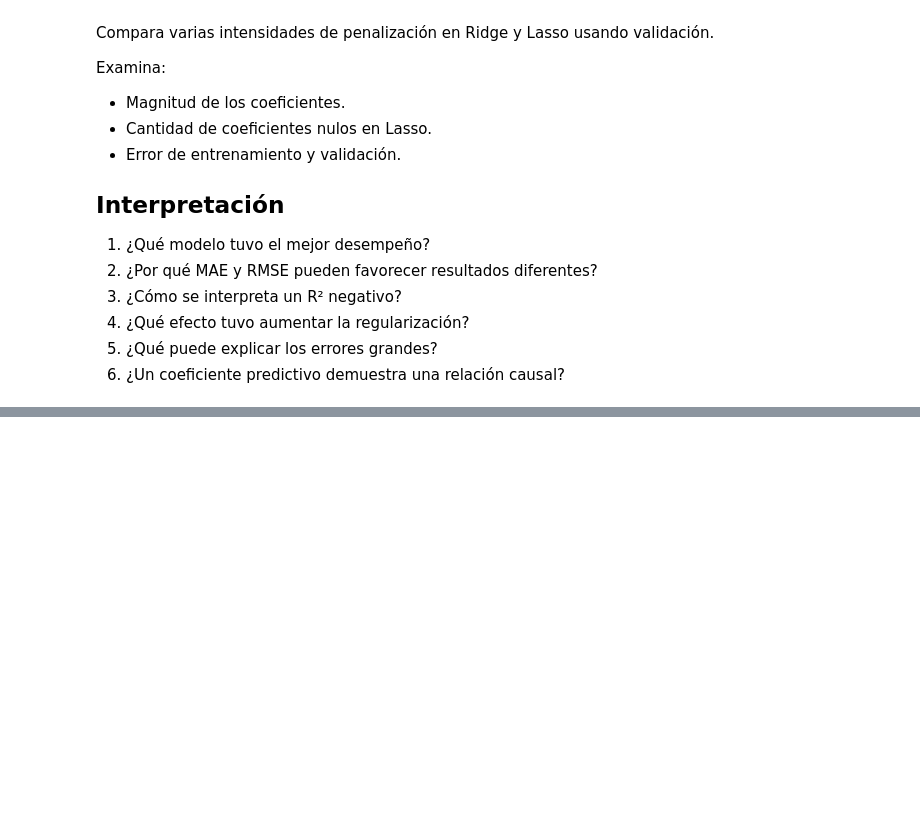
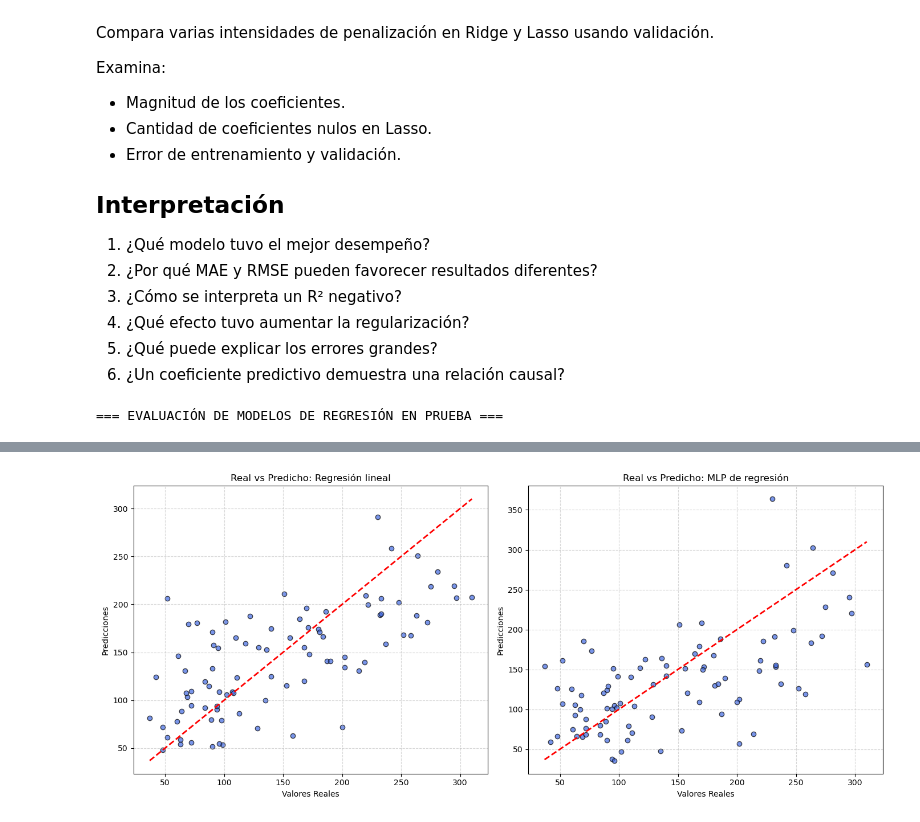
Before and after one commit to WellingtonBB3/RI, a Jupyter notebook: 01_revml.ipynb, the cells around one changed output, grey strips where cells are left out. Drawn from its saved outputs; the diff is of its cells as text; code cells hidden in the pictures; blank space fills up the shorter version.

Commit message:
Iris y Diabetes

```diff
--- a/01_revml.ipynb
+++ b/01_revml.ipynb
@@ -173,3 +370,79 @@ Examina:
 4. ¿Qué efecto tuvo aumentar la regularización?
 5. ¿Qué puede explicar los errores grandes?
 6. ¿Un coeficiente predictivo demuestra una relación causal?
+# %%
+from sklearn.datasets import load_diabetes # Importación de la función para cargar el dataset Diabetes
+from sklearn.ensemble import GradientBoostingRegressor, RandomForestRegressor # Importación de los regresores de Gradient Boosting y Random Forest
+from sklearn.linear_model import LinearRegression, Ridge, Lasso # Importación de los regresores lineales (Regresión Lineal, Ridge y Lasso)
+from sklearn.neighbors import KNeighborsRegressor # Importación del regresor K-Nearest Neighbors
+from sklearn.neural_network import MLPRegressor # Importación del regresor de redes neuronales MLP
+from sklearn.tree import DecisionTreeRegressor # Importación del regresor de árboles de decisión
+from sklearn.metrics import mean_absolute_error, mean_squared_error, r2_score # Importación de métricas de evaluación para regresión
+from sklearn.model_selection import train_test_split # Importación de la función para dividir los datos en conjuntos de entrenamiento y prueba
+from sklearn.pipeline import make_pipeline # Importación de la función para crear pipelines
+from sklearn.preprocessing import StandardScaler # Importación del escalador estándar para normalizar los datos
+import matplotlib.pyplot as plt # Importación de la biblioteca para visualización de gráficos
+import numpy as np # Importación de la biblioteca para operaciones numéricas
+import pandas as pd # Importación de la biblioteca para manipulación de datos
+
+# 1. Cargar el dataset Diabetes
+diabetes = load_diabetes()
+X, y = diabetes.data, diabetes.target
+
+# Dividir en entrenamiento (80%) y prueba (20%)
+X_train, X_test, y_train, y_test = train_test_split(
+    X, y, test_size=0.2, random_state=42
+)
+
+# 2. Definir los modelos de regresión solicitados
+modelos_reg = {
+    "Regresión lineal": LinearRegression(),
+    "Ridge": Ridge(alpha=1.0),
+    "Lasso": Lasso(alpha=1.0),
+    "kNN de regresión": make_pipeline(StandardScaler(), KNeighborsRegressor(n_neighbors=5)),
+    "Árbol de regresión": DecisionTreeRegressor(random_state=42),
+    "Random Forest de regresión": RandomForestRegressor(random_state=42),
+    "Gradient Boosting de regresión": GradientBoostingRegressor(random_state=42),
+    "MLP de regresión": make_pipeline(StandardScaler(), MLPRegressor(hidden_layer_sizes=(50,), max_iter=1000, random_state=42))
+}
+
+resultados_reg = []
+
+print("=== EVALUACIÓN DE MODELOS DE REGRESIÓN EN PRUEBA ===")
+for nombre, modelo in modelos_reg.items(): # Iterar sobre cada modelo de regresión definido
+    modelo.fit(X_train, y_train) # Entrenar el modelo con los datos de entrenamiento
+    y_pred = modelo.predict(X_test) # Predecir las etiquetas para el conjunto de prueba
+
+    mae = mean_absolute_error(y_test, y_pred) # Calcular el error absoluto medio (MAE) del modelo en el conjunto de prueba
+    rmse = np.sqrt(mean_squared_error(y_test, y_pred)) # Calcular la raíz del error cuadrático medio (RMSE) del modelo en el conjunto de prueba
+    r2 = r2_score(y_test, y_pred) # Calcular el coeficiente de determinación (R²) del modelo en el conjunto de prueba
+
+    resultados_reg.append({
+        "Modelo": nombre,
+        "MAE": round(mae, 2),
+        "RMSE": round(rmse, 2),
+        "R²": round(r2, 4)
+    })
+
+df_reg = pd.DataFrame(resultados_reg)
+display(df_reg)
+
+# 3. Gráficos de Valores Reales vs Predicciones (Regresión Lineal y MLP)
+fig, axes = plt.subplots(1, 2, figsize=(14, 6))
+modelos_grafica = [("Regresión lineal", LinearRegression()), ("MLP de regresión", make_pipeline(StandardScaler(), MLPRegressor(hidden_layer_sizes=(50,), max_iter=1000, random_state=42)))]
+
+for i, (nombre, modelo) in enumerate(modelos_grafica):
+    modelo.fit(X_train, y_train)
+    y_pred = modelo.predict(X_test)
+
+    axes[i].scatter(y_test, y_pred, color='royalblue', edgecolors='k', alpha=0.7)
+    axes[i].plot([y_test.min(), y_test.max()], [y_test.min(), y_test.max()], 'r--', lw=2)
+    axes[i].set_title(f"Real vs Predicho: {nombre}")
+    axes[i].set_xlabel("Valores Reales")
+    axes[i].set_ylabel("Predicciones")
+    axes[i].grid(True, linestyle="--", alpha=0.5)
+
+plt.tight_layout()
+plt.show()
+# %% [output]
+=== EVALUACIÓN DE MODELOS DE REGRESIÓN EN PRUEBA ===
@@ -175,0 +458 @@ Examina:
+[figure, added]
```
Also changed, not shown: parts of 6 cells of this notebook.
